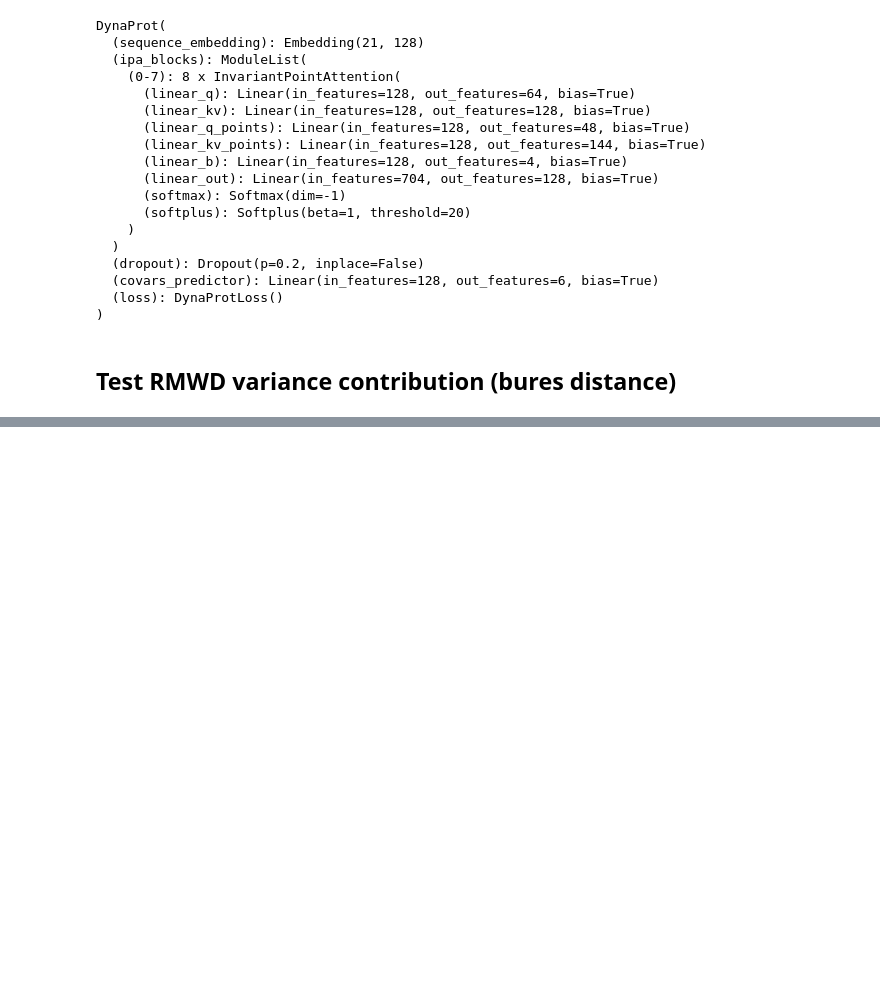
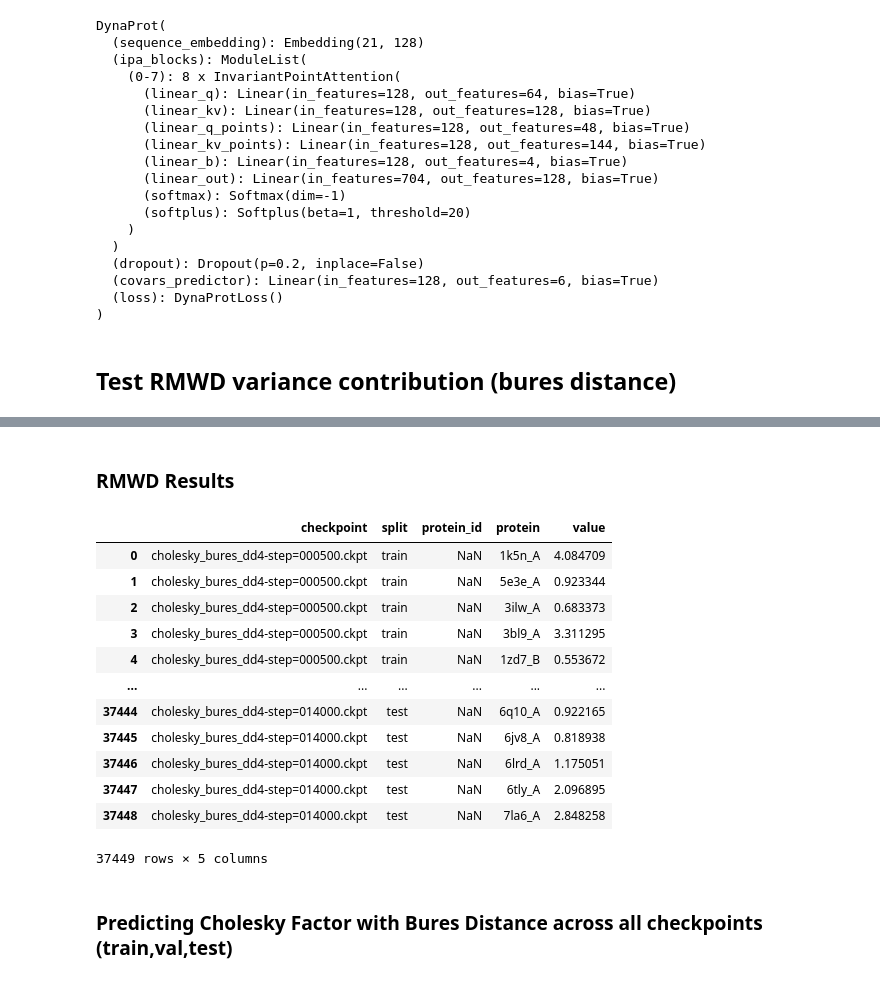
Before and after one commit to MihirBafna/dynaprot, a Jupyter notebook: experiments/eval.ipynb, the cells around one changed output, grey strips where cells are left out. Cells and saved outputs as stored; diff of their text form; code cells hidden in the pictures; blank space fills up the shorter version.

Commit message:
using bures distance with cholesky predictor

```diff
--- a/experiments/eval.ipynb
+++ b/experiments/eval.ipynb
@@ -104,0 +168,25 @@ px.box(rmwds)
+# %% [markdown]
+### RMWD Results
+# %%
+import pandas as pd
+import plotly.express as px
+
+csv_path = "./benchmarking/evals/dynaprot_rmwd.csv"
+rmwd_evals = pd.read_csv(csv_path)
+rmwd_evals
+# %% [output]
+|  | checkpoint | split | protein_id | protein | value |
+| 0 | cholesky_bures_dd4-step=000500.ckpt | train | NaN | 1k5n_A | 4.084709 |
+| 1 | cholesky_bures_dd4-step=000500.ckpt | train | NaN | 5e3e_A | 0.923344 |
+| 2 | cholesky_bures_dd4-step=000500.ckpt | train | NaN | 3ilw_A | 0.683373 |
+| 3 | cholesky_bures_dd4-step=000500.ckpt | train | NaN | 3bl9_A | 3.311295 |
+| 4 | cholesky_bures_dd4-step=000500.ckpt | train | NaN | 1zd7_B | 0.553672 |
+| ... | ... | ... | ... | ... | ... |
+| 37444 | cholesky_bures_dd4-step=014000.ckpt | test | NaN | 6q10_A | 0.922165 |
+| 37445 | cholesky_bures_dd4-step=014000.ckpt | test | NaN | 6jv8_A | 0.818938 |
+| 37446 | cholesky_bures_dd4-step=014000.ckpt | test | NaN | 6lrd_A | 1.175051 |
+| 37447 | cholesky_bures_dd4-step=014000.ckpt | test | NaN | 6tly_A | 2.096895 |
+| 37448 | cholesky_bures_dd4-step=014000.ckpt | test | NaN | 7la6_A | 2.848258 |
+37449 rows × 5 columns
+# %% [markdown]
+### Predicting Cholesky Factor with Bures Distance across all checkpoints (train,val,test)
```
Also changed, not shown: parts of 6 cells of this notebook, 3 other files.
